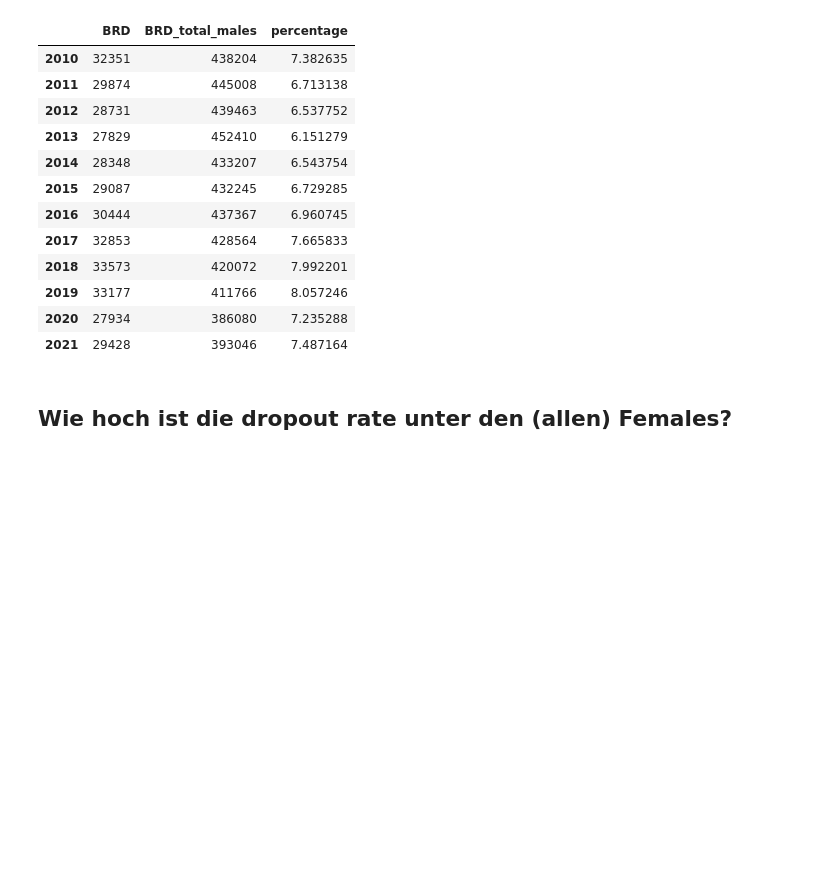
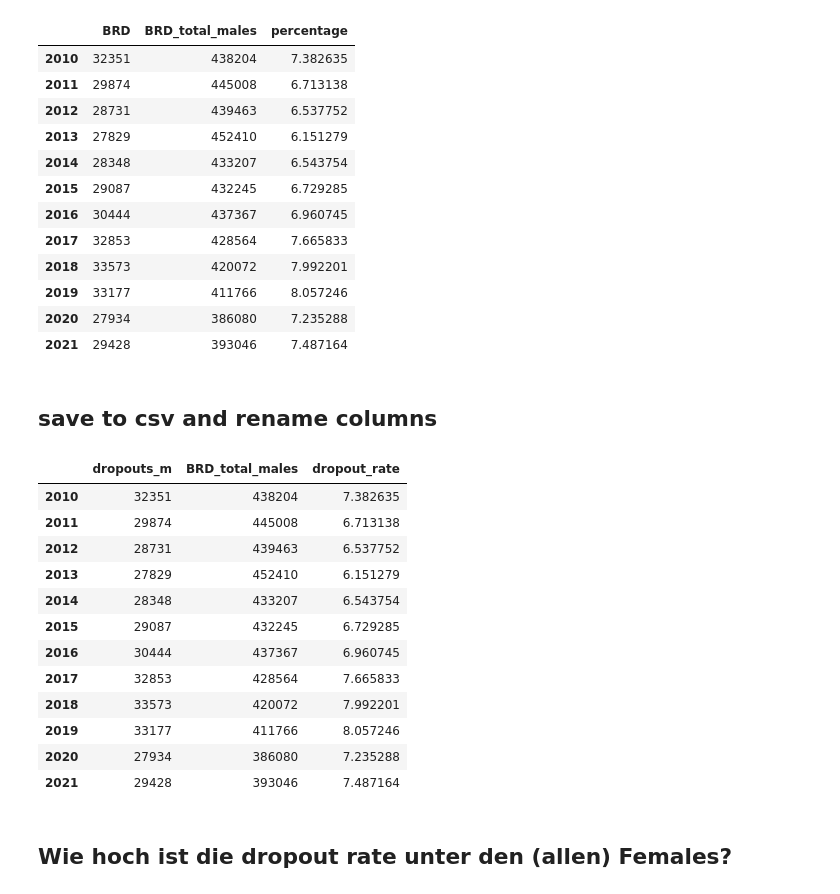
Before and after one commit to Stargazer-ger/capstone_project_hh_23_1, a Jupyter notebook: eda_schulform_gender.ipynb, the cells around one changed output. Saved outputs shown, nothing was run; the diff lists cells and outputs as text; code cells hidden in the pictures; blank space fills up the shorter version.

```diff
--- a/eda_schulform_gender.ipynb
+++ b/eda_schulform_gender.ipynb
@@ -1058,3 +1036,22 @@ male_dropouts_relativ.head(13)
 | 2019 | 33177 | 411766 | 8.057246 |
 | 2020 | 27934 | 386080 | 7.235288 |
 | 2021 | 29428 | 393046 | 7.487164 |
+# %% [markdown]
+## save to csv and rename columns
+# %%
+male_dropouts_relativ.rename(columns={'BRD': 'dropouts_m', 'percentage': 'dropout_rate'}, inplace=True)
+male_dropouts_relativ.head(13)
+# %% [output]
+|  | dropouts_m | BRD_total_males | dropout_rate |
+| 2010 | 32351 | 438204 | 7.382635 |
+| 2011 | 29874 | 445008 | 6.713138 |
+| 2012 | 28731 | 439463 | 6.537752 |
+| 2013 | 27829 | 452410 | 6.151279 |
+| 2014 | 28348 | 433207 | 6.543754 |
+| 2015 | 29087 | 432245 | 6.729285 |
+| 2016 | 30444 | 437367 | 6.960745 |
+| 2017 | 32853 | 428564 | 7.665833 |
+| 2018 | 33573 | 420072 | 7.992201 |
+| 2019 | 33177 | 411766 | 8.057246 |
+| 2020 | 27934 | 386080 | 7.235288 |
+| 2021 | 29428 | 393046 | 7.487164 |
```
Also changed, not shown: parts of 10 cells of this notebook, 4 other files.
